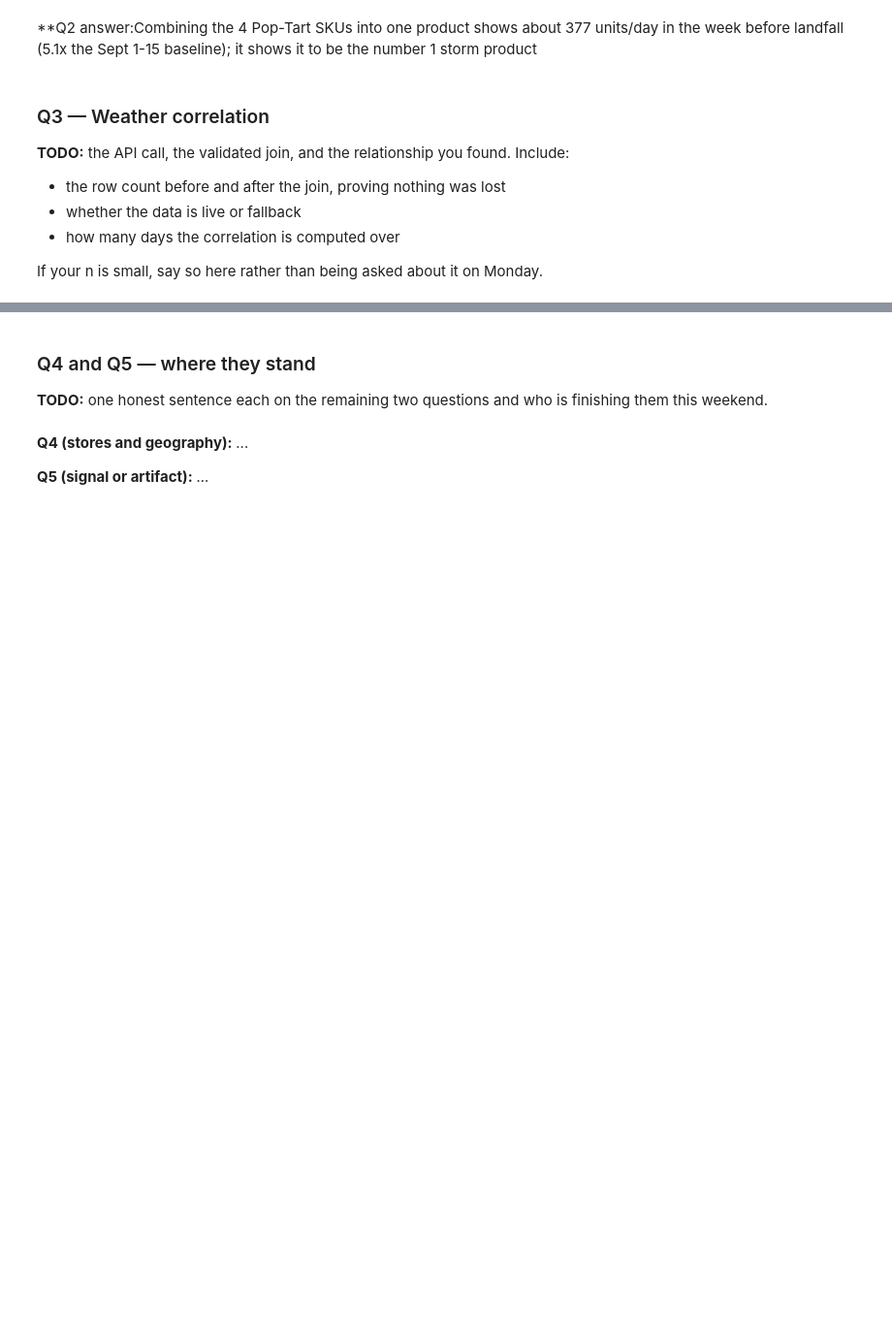
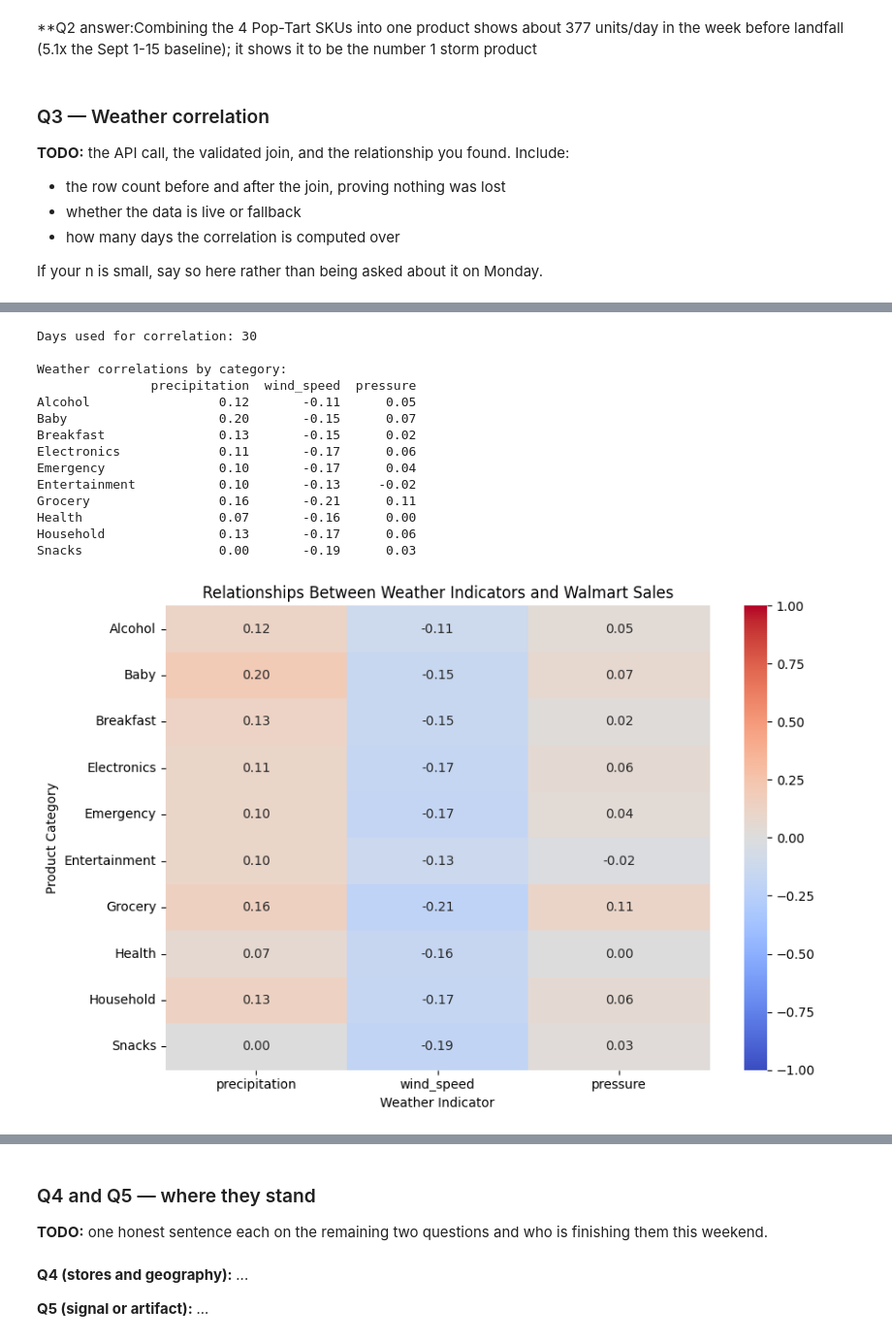
Before and after one commit to rushilnanga/walmart-hurricane-project, a Jupyter notebook: 2026_10_30_—_Midterm_Progress_—_Lab.ipynb, the cells around one changed output, grey strips where cells are left out. Shown at 97% size. Cells and saved outputs as stored; diff of their text form; code cells hidden in the pictures; blank space fills up the shorter version.

```diff
--- a/2026_10_30_—_Midterm_Progress_—_Lab.ipynb
+++ b/2026_10_30_—_Midterm_Progress_—_Lab.ipynb
@@ -343,0 +433,62 @@ If your n is small, say so here rather than being asked about it on Monday.
+# %%
+# correlations - weather/stores
+
+daily_weather = (
+    weather.groupby("date")
+    [["precipitation", "wind_speed", "pressure"]]
+    .mean()
+)
+
+daily_categories = (
+    joined.groupby(["date", "category"])["quantity"]
+    .sum()
+    .unstack(fill_value=0)
+)
+
+combined = daily_categories.join(daily_weather, how="inner").dropna()
+
+q3_days_in_correlation = len(combined)
+
+weather_cols = ["precipitation", "wind_speed", "pressure"]
+category_cols = daily_categories.columns.tolist()
+
+correlations = combined.corr().loc[category_cols, weather_cols]
+
+print("\nDays used for correlation:", q3_days_in_correlation)
+print("\nWeather correlations by category:")
+print(correlations.round(2))
+
+# correlation heatmap
+plt.figure(figsize=(9, 6))
+
+sns.heatmap(
+    correlations,
+    annot=True,
+    fmt=".2f",
+    cmap="coolwarm",
+    center=0,
+    vmin=-1,
+    vmax=1
+)
+
+plt.title("Relationships Between Weather Indicators and Walmart Sales")
+plt.xlabel("Weather Indicator")
+plt.ylabel("Product Category")
+plt.tight_layout()
+plt.show()
+# %% [output]
+Days used for correlation: 30
+
+Weather correlations by category:
+               precipitation  wind_speed  pressure
+Alcohol                 0.12       -0.11      0.05
+Baby                    0.20       -0.15      0.07
+Breakfast               0.13       -0.15      0.02
+Electronics             0.11       -0.17      0.06
+Emergency               0.10       -0.17      0.04
+Entertainment           0.10       -0.13     -0.02
+Grocery                 0.16       -0.21      0.11
+Health                  0.07       -0.16      0.00
+Household               0.13       -0.17      0.06
+Snacks                  0.00       -0.19      0.03
+[figure, added]
```
Also changed, not shown: parts of 11 cells of this notebook.
